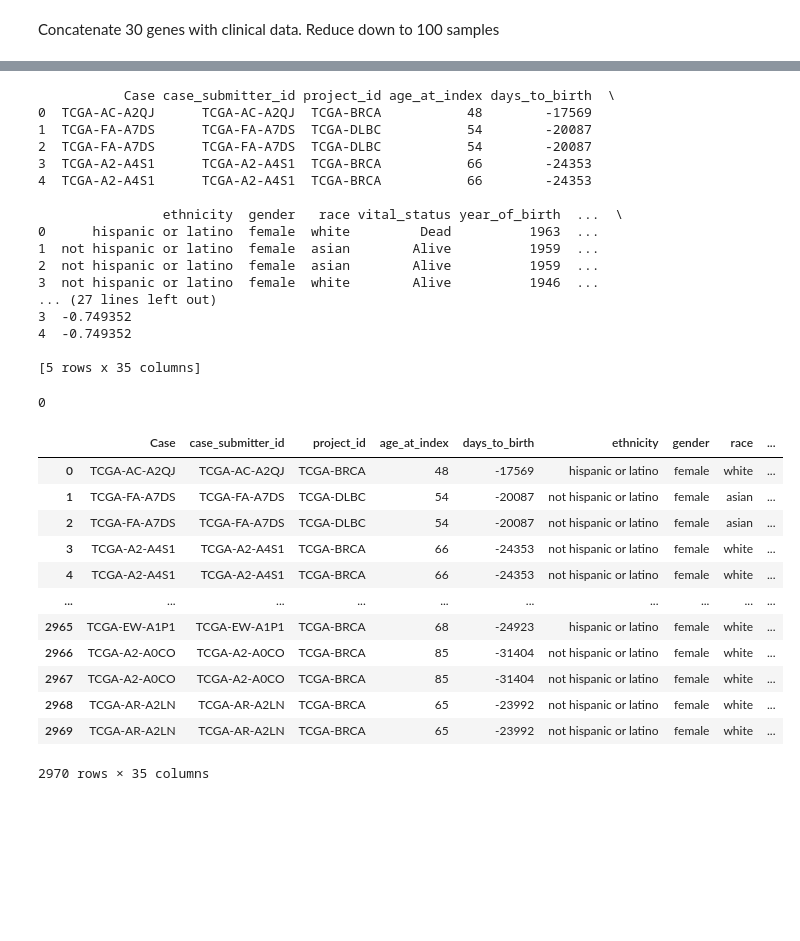
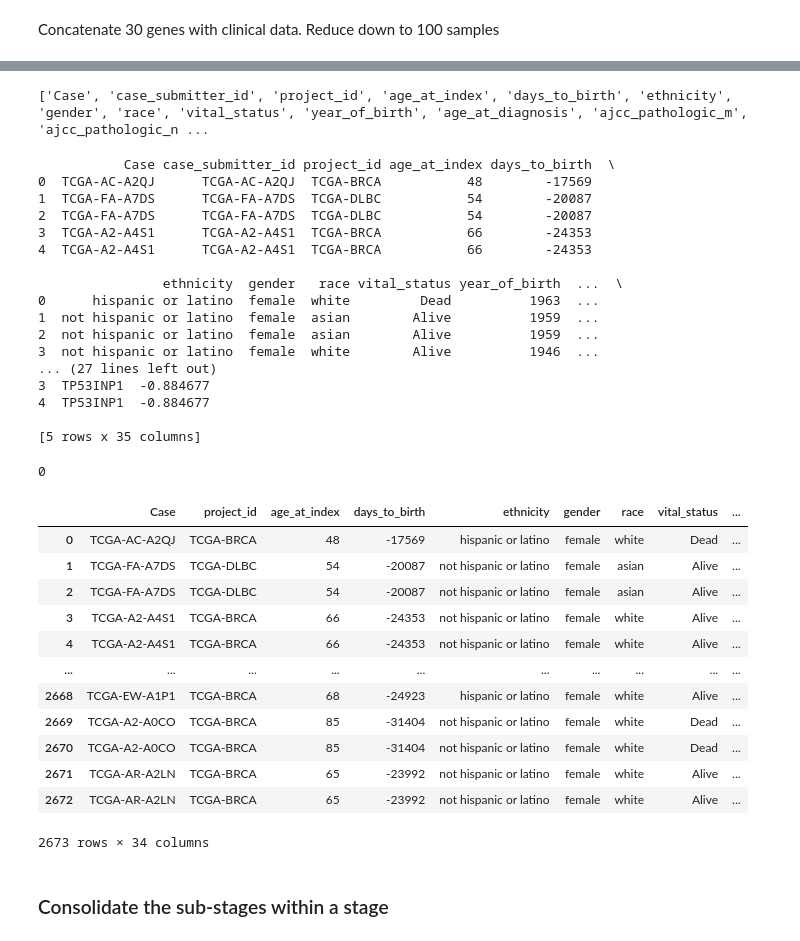
Before and after one commit to aaditya0106/cancer-dashboard, a Jupyter notebook: nciDataAnalysis.ipynb, the cells around one changed output, grey strips where cells are left out. Saved outputs shown, nothing was run; the diff lists cells and outputs as text; code cells hidden in the pictures; blank space fills up the shorter version.

```diff
--- a/nciDataAnalysis.ipynb
+++ b/nciDataAnalysis.ipynb
@@ -389,0 +390,10 @@ Concatenate 30 genes with clinical data. Reduce down to 100 samples
+# %%
+# list of breast cancer related genes found in the dataset
+genesOfInterest = [
+    "TP53INP1", "CDH1", "ALDH1A1", "CD44", "CCND1", "CCND2", "TOP2A",
+    "DUSP4", "ERBB2", "ERBB3", "CDK6", "LAMP5", "LTF", "MMP9", "S100P",
+    "TPM1", "CCL18", "CDCA7", "CDKN2D", "E2F2", "EPCAM", "FOS", "FOSB",
+    "HES6", "LAPTM4B", "UBE2C", "UHRF1"
+]
+
+len(genesOfInterest)
@@ -389,0 +402,8 @@ Concatenate 30 genes with clinical data. Reduce down to 100 samples
+# %%
+# Select columns from the dataframe
+selected_columns = filtered_geneClinical2[
+    ['Case'] + genesOfInterest + filtered_geneClinical2.columns[1002:].tolist()
+]
+
+# Display the resulting dataframe
+print(selected_columns.head())
@@ -390,8 +447,9 @@ Concatenate 30 genes with clinical data. Reduce down to 100 samples
 # %%
-combined_df = pd.concat([filtered_geneClinical2.iloc[:, 0:31], filtered_geneClinical2.iloc[:, 1002:]], axis=1)
+# commenting out this is when I was selecting first 30 genes
+# combined_df = pd.concat([filtered_geneClinical2.iloc[:, 0:31], filtered_geneClinical2.iloc[:, 1002:]], axis=1)
 
 #reduce to 100 samples
-combined_df = combined_df.iloc[1:100, :]
+combined_df = selected_columns.iloc[1:100, :]
 # Check the combined dataset
 print("Combined Dataset:")
 print(combined_df.head())
@@ -432,18 +490,17 @@ Index(['Case', 'ANO1', 'CTTN', 'GAB2', 'TSKU', 'PEG10', 'TSPAN12', 'VSIG2',
        'tissue_or_organ_of_origin', 'tumor_grade', 'year_of_diagnosis',
        'treatment_or_therapy', 'treatment_type'],
       dtype='object')
+# %%
+# List of all columns except the gene expression columns
+
+# Create a list of column names not in genesOfInterest
+id_vars = [col for col in combined_df.columns if col not in genesOfInterest]
+
+# Display the list of column names
+print(id_vars)
+# %% [output]
+['Case', 'case_submitter_id', 'project_id', 'age_at_index', 'days_to_birth', 'ethnicity', 'gender', 'race', 'vital_status', 'year_of_birth', 'age_at_diagnosis', 'ajcc_pathologic_m', 'ajcc_pathologic_n ...
 # %%
-# List of all columns except the gene expression columns
-id_vars = [
-    'Case', 'case_submitter_id', 'project_id', 'age_at_index', 'days_to_birth', 'ethnicity',
-    'gender', 'race', 'vital_status', 'year_of_birth', 'age_at_diagnosis', 'ajcc_pathologic_m',
-    'ajcc_pathologic_n', 'ajcc_pathologic_stage', 'ajcc_pathologic_t', 'ajcc_staging_system_edition',
-    'classification_of_tumor', 'days_to_diagnosis', 'days_to_last_follow_up', 'icd_10_code',
-    'last_known_disease_status', 'morphology', 'primary_diagnosis', 'prior_malignancy', 'prior_treatment',
-    'progression_or_recurrence', 'site_of_resection_or_biopsy', 'synchronous_malignancy',
-    'tissue_or_organ_of_origin', 'tumor_grade', 'year_of_diagnosis', 'treatment_or_therapy', 'treatment_type'
-]
-
 # Use melt to reshape the DataFrame
 reshaped_df = combined_df.melt(id_vars=id_vars, var_name='Gene', value_name='Expression')
 
@@ -463,8 +520,8 @@ print(reshaped_df.head())
 2  not hispanic or latino  female  asian        Alive          1959  ...
 3  not hispanic or latino  female  white        Alive          1946  ...
 ... (27 lines left out)
-3  -0.749352
-4  -0.749352
+3  TP53INP1  -0.884677
+4  TP53INP1  -0.884677
 
 [5 rows x 35 columns]
 # %%
@@ -476,19 +533,21 @@ reshaped_df_drop.duplicated().sum()
 # %%
 #reshaped_df_drop.to_csv("geneClinicalClean.csv")
 # %%
-reshaped_df
+reshaped_df_drop
 # %% [output]
-|  | Case | case_submitter_id | project_id | age_at_index | days_to_birth | ethnicity | gender | race | ... |
-| 0 | TCGA-AC-A2QJ | TCGA-AC-A2QJ | TCGA-BRCA | 48 | -17569 | hispanic or latino | female | white | ... |
-| 1 | TCGA-FA-A7DS | TCGA-FA-A7DS | TCGA-DLBC | 54 | -20087 | not hispanic or latino | female | asian | ... |
-| 2 | TCGA-FA-A7DS | TCGA-FA-A7DS | TCGA-DLBC | 54 | -20087 | not hispanic or latino | female | asian | ... |
-| 3 | TCGA-A2-A4S1 | TCGA-A2-A4S1 | TCGA-BRCA | 66 | -24353 | not hispanic or latino | female | white | ... |
-| 4 | TCGA-A2-A4S1 | TCGA-A2-A4S1 | TCGA-BRCA | 66 | -24353 | not hispanic or latino | female | white | ... |
+|  | Case | project_id | age_at_index | days_to_birth | ethnicity | gender | race | vital_status | ... |
+| 0 | TCGA-AC-A2QJ | TCGA-BRCA | 48 | -17569 | hispanic or latino | female | white | Dead | ... |
+| 1 | TCGA-FA-A7DS | TCGA-DLBC | 54 | -20087 | not hispanic or latino | female | asian | Alive | ... |
+| 2 | TCGA-FA-A7DS | TCGA-DLBC | 54 | -20087 | not hispanic or latino | female | asian | Alive | ... |
+| 3 | TCGA-A2-A4S1 | TCGA-BRCA | 66 | -24353 | not hispanic or latino | female | white | Alive | ... |
+| 4 | TCGA-A2-A4S1 | TCGA-BRCA | 66 | -24353 | not hispanic or latino | female | white | Alive | ... |
 | ... | ... | ... | ... | ... | ... | ... | ... | ... | ... |
-| 2965 | TCGA-EW-A1P1 | TCGA-EW-A1P1 | TCGA-BRCA | 68 | -24923 | hispanic or latino | female | white | ... |
-| 2966 | TCGA-A2-A0CO | TCGA-A2-A0CO | TCGA-BRCA | 85 | -31404 | not hispanic or latino | female | white | ... |
-| 2967 | TCGA-A2-A0CO | TCGA-A2-A0CO | TCGA-BRCA | 85 | -31404 | not hispanic or latino | female | white | ... |
-| 2968 | TCGA-AR-A2LN | TCGA-AR-A2LN | TCGA-BRCA | 65 | -23992 | not hispanic or latino | female | white | ... |
-| 2969 | TCGA-AR-A2LN | TCGA-AR-A2LN | TCGA-BRCA | 65 | -23992 | not hispanic or latino | female | white | ... |
+| 2668 | TCGA-EW-A1P1 | TCGA-BRCA | 68 | -24923 | hispanic or latino | female | white | Alive | ... |
+| 2669 | TCGA-A2-A0CO | TCGA-BRCA | 85 | -31404 | not hispanic or latino | female | white | Dead | ... |
+| 2670 | TCGA-A2-A0CO | TCGA-BRCA | 85 | -31404 | not hispanic or latino | female | white | Dead | ... |
+| 2671 | TCGA-AR-A2LN | TCGA-BRCA | 65 | -23992 | not hispanic or latino | female | white | Alive | ... |
+| 2672 | TCGA-AR-A2LN | TCGA-BRCA | 65 | -23992 | not hispanic or latino | female | white | Alive | ... |
-2970 rows × 35 columns
+2673 rows × 34 columns
+# %% [markdown]
+### Consolidate the sub-stages within a stage
 # %%
```
Also changed, not shown: parts of 38 cells of this notebook.
